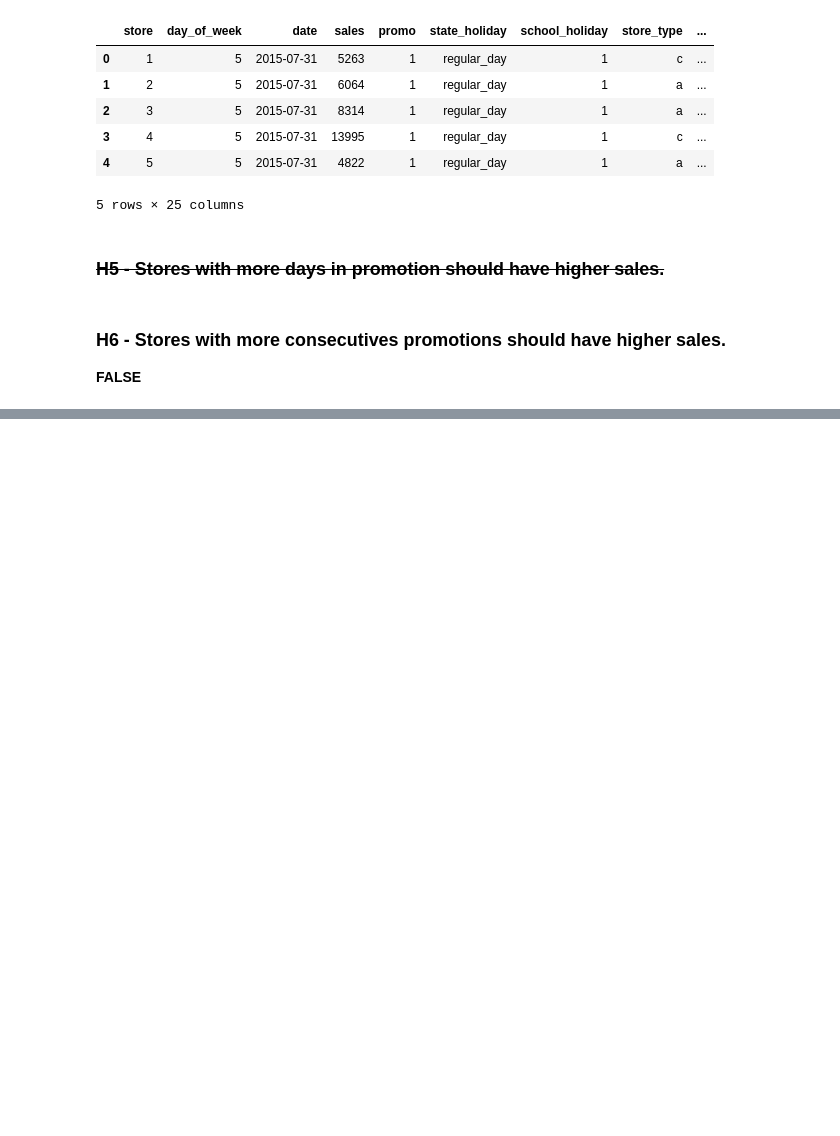
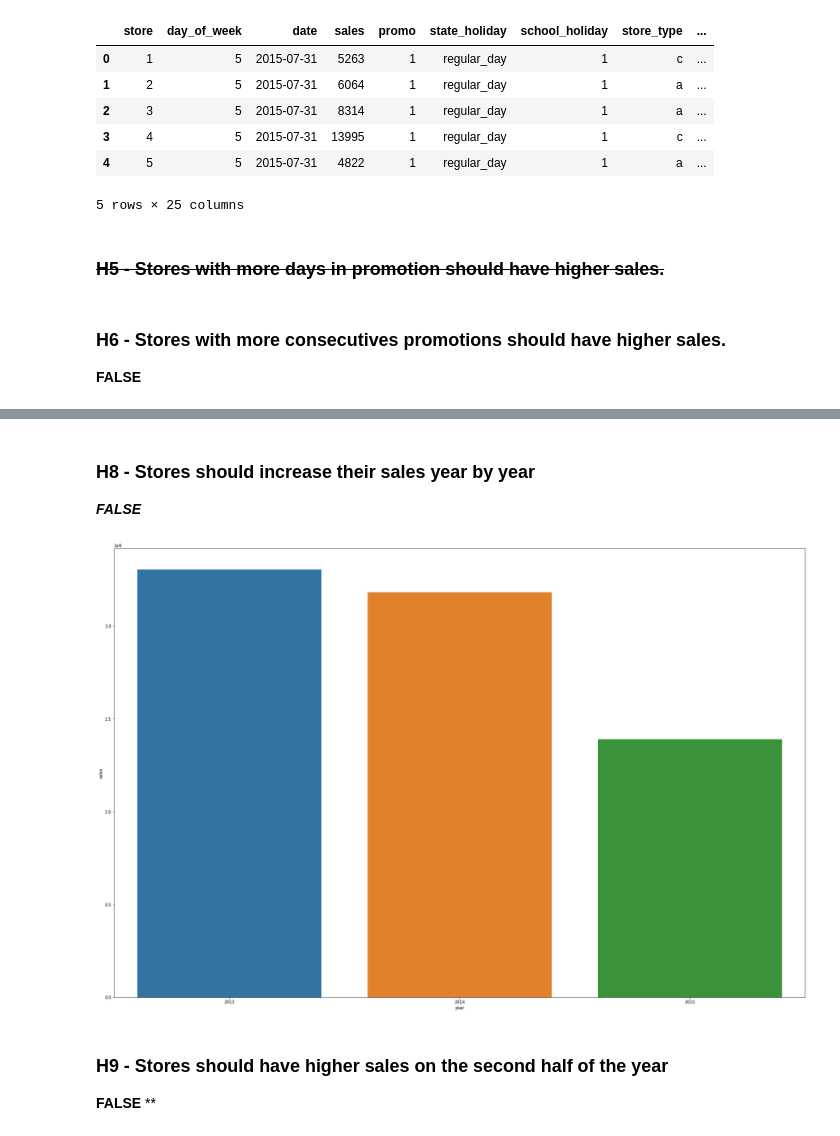
Before and after one commit to dwck/dsproducao, a Jupyter notebook: dsproducao.ipynb, the cells around one changed output, grey strips where cells are left out. Cells and saved outputs as stored; diff of their text form; code cells hidden in the pictures; blank space fills up the shorter version.

```diff
--- a/dsproducao.ipynb
+++ b/dsproducao.ipynb
@@ -382,0 +394,11 @@ df4
+# %% [markdown]
+### H8 - Stores should increase their sales year by year
+***FALSE***
+# %%
+aux1 = df4[['year','sales']].groupby('year').sum().reset_index()
+sns.barplot(x='year',y='sales',data=aux1);
+# %% [output]
+[figure, added]
+# %% [markdown]
+### H9 - Stores should have higher sales on the second half of the year
+**FALSE** **
```
Also changed, not shown: parts of 29 cells of this notebook.
